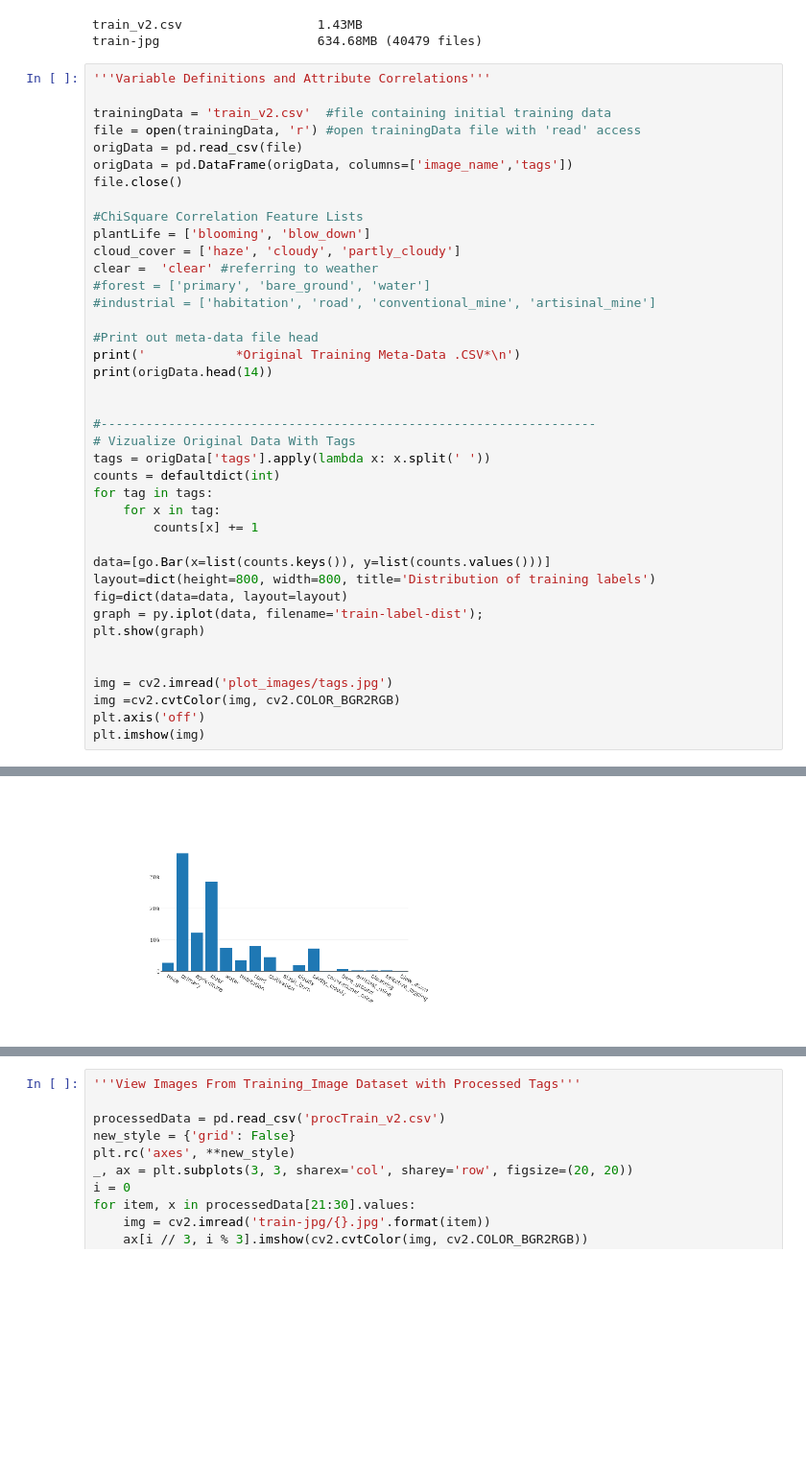
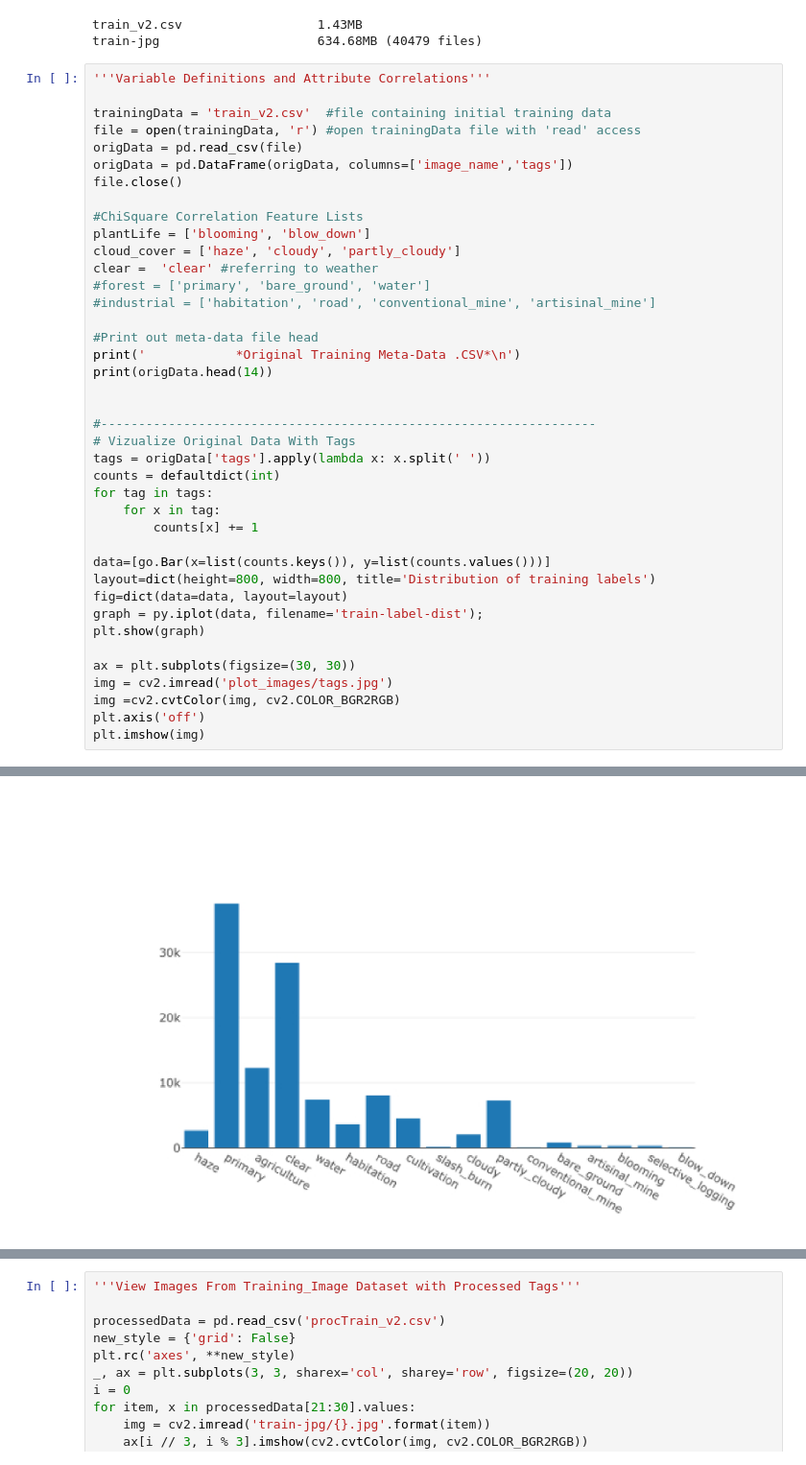
Before and after one commit to sam133/GGOGH, a Jupyter notebook: Amazon-Data-Mining.ipynb, the cells around one changed output, grey strips where cells are left out. Shown at 96% size. Cells and saved outputs as stored; diff of their text form; blank space fills up the shorter version.

```diff
--- a/Amazon-Data-Mining.ipynb
+++ b/Amazon-Data-Mining.ipynb
@@ -67,35 +65,35 @@ layout=dict(height=800, width=800, title='Distribution of training labels')
 fig=dict(data=data, layout=layout)
 graph = py.iplot(data, filename='train-label-dist');
 plt.show(graph)
 
-
+ax = plt.subplots(figsize=(30, 30))
 img = cv2.imread('plot_images/tags.jpg')
 img =cv2.cvtColor(img, cv2.COLOR_BGR2RGB)
 plt.axis('off')
 plt.imshow(img)
 # %% [output]
 'Variable Definitions and Attribute Correlations'
             *Original Training Meta-Data .CSV*
 
    image_name                                         tags
 0     train_0                                 haze primary
 1     train_1              agriculture clear primary water
 2     train_2                                clear primary
 3     train_3                                clear primary
 4     train_4    agriculture clear habitation primary road
 5     train_5                           haze primary water
 6     train_6  agriculture clear cultivation primary water
 7     train_7                                 haze primary
 8     train_8        agriculture clear cultivation primary
 9     train_9   agriculture clear cultivation primary road
 10   train_10   agriculture clear primary slash_burn water
 11   train_11                          clear primary water
 12   train_12                                       cloudy
 13   train_13                                clear primary
 [interactive output not drawn]
 (0.0, 1.0, 0.0, 1.0)
 <matplotlib.image.AxesImage at 0x...>
-[figure, old version]
+[figure, new version]
 # %%
 '''Conduct Data Reduction and Preprocessing Using ChiSquared'''
 
```
Also changed, not shown: parts of 3 cells of this notebook.
